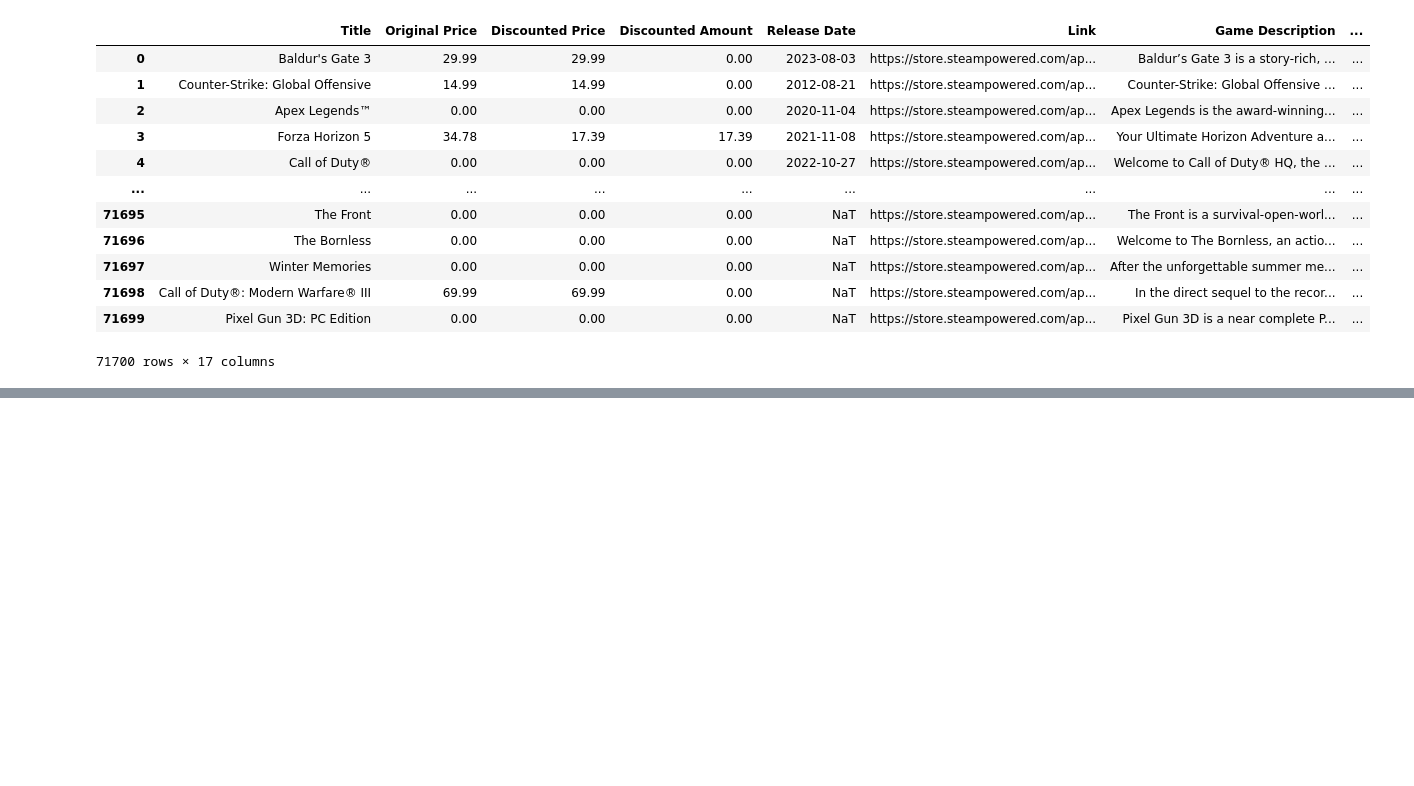
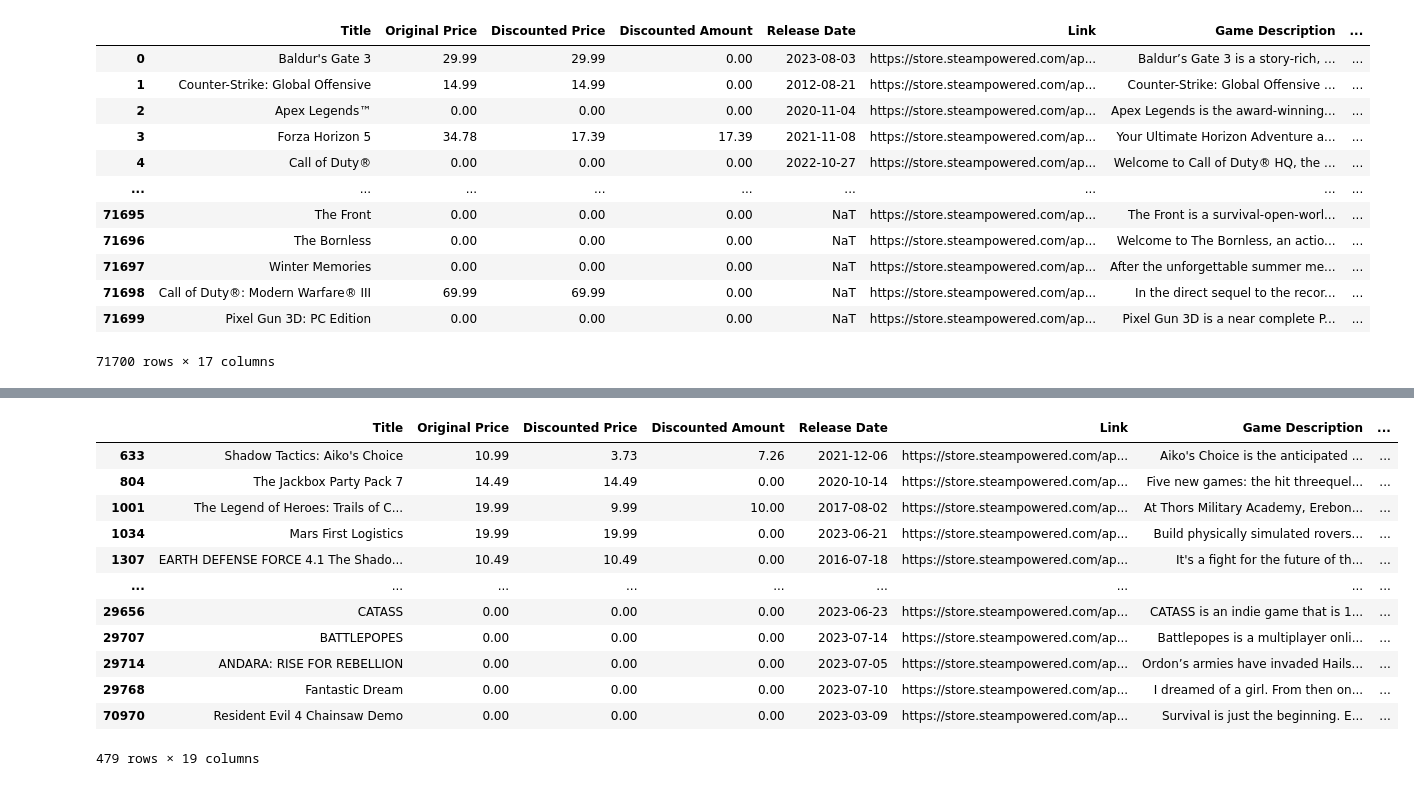
Before and after one commit to ZygimantasB/pandas_training, a Jupyter notebook: Games_analysis/steam_games_dataset.ipynb, the cells around one changed output, grey strips where cells are left out. Cells and saved outputs as stored; diff of their text form; code cells hidden in the pictures; blank space fills up the shorter version.

Commit message:
Need to fix 13 exercise bad solution not working all reviews is 100 xD

```diff
--- a/Games_analysis/steam_games_dataset.ipynb
+++ b/Games_analysis/steam_games_dataset.ipynb
@@ -164,7 +164,7 @@ f'Original price: {original_price_avg} Discounted price: {discounted_price_avg}'
 # 7. Identify the game with the highest discount in terms of the difference between the original and discounted prices.
 # %%
 discount = steam_data['Original Price'] - steam_data['Discounted Price']
-# steam_data.insert(3, 'Discounted Amount', discount)
+steam_data.insert(3, 'Discounted Amount', discount)
 # steam_data.drop('Discounted Amount', axis=1, inplace=True)
 max_discount_index = steam_data['Discounted Amount'].idxmax()
 game_with_highest_discount = steam_data.loc[max_discount_index, 'Title']
@@ -210,0 +349,29 @@ steam_data
+# %%
+# Step 1: Filter out rows with 'No recent reviews' or 'N/A'
+filtered_data =  steam_data[steam_data['All Reviews Number'] != 'No reviews'].copy()
+
+# Step 2: Extract number of reviews
+filtered_data.loc[:, 'Number of Reviews'] = filtered_data['Recent Reviews Number'].str.extract(r'(\d+)').astype(int)
+
+# Step 3: Find the maximum number of reviews
+max_reviews = filtered_data['Number of Reviews'].max()
+
+# Step 4: Filter the DataFrame to only include rows with this maximum number of reviews
+games_with_max_reviews = filtered_data[filtered_data['Number of Reviews'] == max_reviews]
+games_with_max_reviews
+# The 'Title' column of 'games_with_max_reviews' now contains the game(s) with the highest number of recent reviews
+# games_with_max_reviews['Title']
+# %% [output]
+|  | Title | Original Price | Discounted Price | Discounted Amount | Release Date | Link | Game Description | ... |
+| 633 | Shadow Tactics: Aiko's Choice | 10.99 | 3.73 | 7.26 | 2021-12-06 | https://store.steampowered.com/ap... | Aiko's Choice is the anticipated ... | ... |
+| 804 | The Jackbox Party Pack 7 | 14.49 | 14.49 | 0.00 | 2020-10-14 | https://store.steampowered.com/ap... | Five new games: the hit threequel... | ... |
+| 1001 | The Legend of Heroes: Trails of C... | 19.99 | 9.99 | 10.00 | 2017-08-02 | https://store.steampowered.com/ap... | At Thors Military Academy, Erebon... | ... |
+| 1034 | Mars First Logistics | 19.99 | 19.99 | 0.00 | 2023-06-21 | https://store.steampowered.com/ap... | Build physically simulated rovers... | ... |
+| 1307 | EARTH DEFENSE FORCE 4.1 The Shado... | 10.49 | 10.49 | 0.00 | 2016-07-18 | https://store.steampowered.com/ap... | It's a fight for the future of th... | ... |
+| ... | ... | ... | ... | ... | ... | ... | ... | ... |
+| 29656 | CATASS | 0.00 | 0.00 | 0.00 | 2023-06-23 | https://store.steampowered.com/ap... | CATASS is an indie game that is 1... | ... |
+| 29707 | BATTLEPOPES | 0.00 | 0.00 | 0.00 | 2023-07-14 | https://store.steampowered.com/ap... | Battlepopes is a multiplayer onli... | ... |
+| 29714 | ANDARA: RISE FOR REBELLION | 0.00 | 0.00 | 0.00 | 2023-07-05 | https://store.steampowered.com/ap... | Ordon’s armies have invaded Hails... | ... |
+| 29768 | Fantastic Dream | 0.00 | 0.00 | 0.00 | 2023-07-10 | https://store.steampowered.com/ap... | I dreamed of a girl. From then on... | ... |
+| 70970 | Resident Evil 4 Chainsaw Demo | 0.00 | 0.00 | 0.00 | 2023-03-09 | https://store.steampowered.com/ap... | Survival is just the beginning. E... | ... |
+479 rows × 19 columns
```
Also changed, not shown: parts of 15 cells of this notebook.
